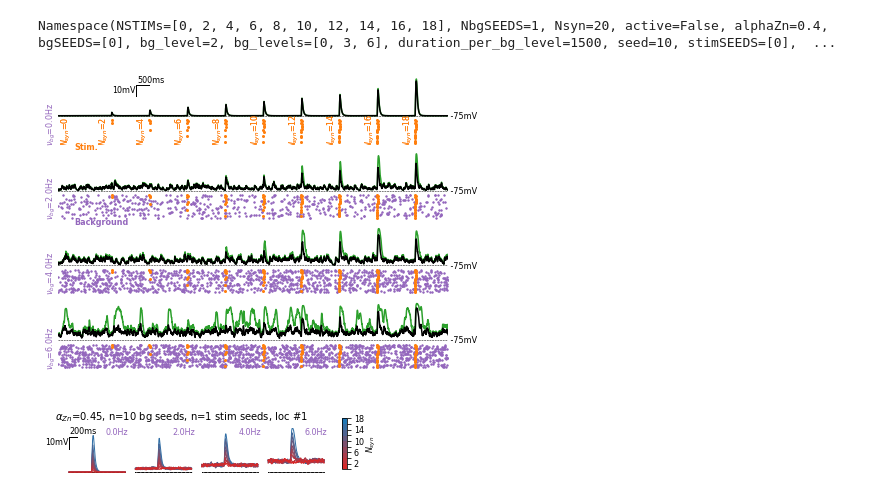
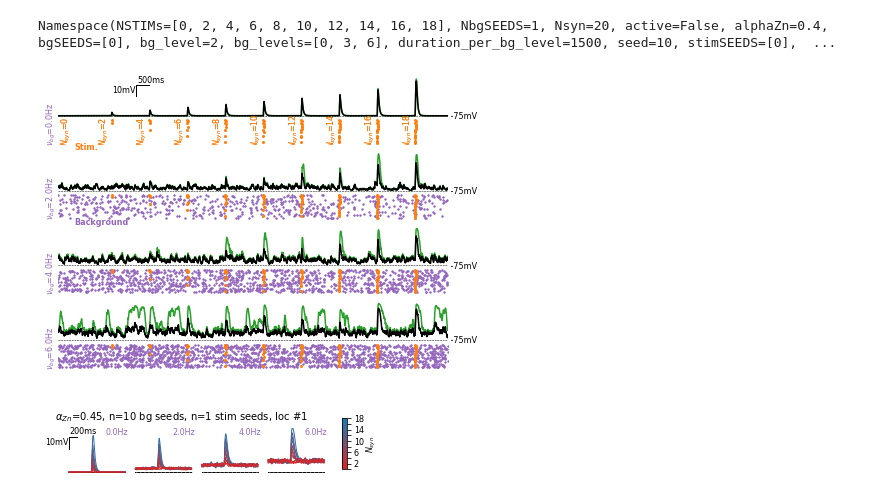
Before and after one commit to yzerlaut/zinc-NMDA-modulation, a Jupyter notebook: Sensitivity_to_Background_Modulation.ipynb, the cells around one changed output. Drawn from its saved outputs; the diff is of its cells as text; code cells hidden in the pictures.

```diff
--- a/Sensitivity_to_Background_Modulation.ipynb
+++ b/Sensitivity_to_Background_Modulation.ipynb
@@ -84,9 +84,9 @@ def plot_single_sim(data_L23, data_L4,
     ge.annotate(AX[2], 'Stim.', (.04,0.), color=ge.orange, bold=True)
     ge.annotate(AX[5], 'Background', (.04,0.), color=ge.purple, bold=True)
 # %%
-plot_single_sim(data_L23, data_L4)
+plot_single_sim(data_L23, data_L4, BG_seeds=[0,1,1,8])
 # %% [output]
-[figure, old version]
+[figure, new version]
 # %%
 def preprocess_sim(data,
                    peak_window=[0, 50],
```
Also changed, not shown: parts of 1 cell of this notebook.
